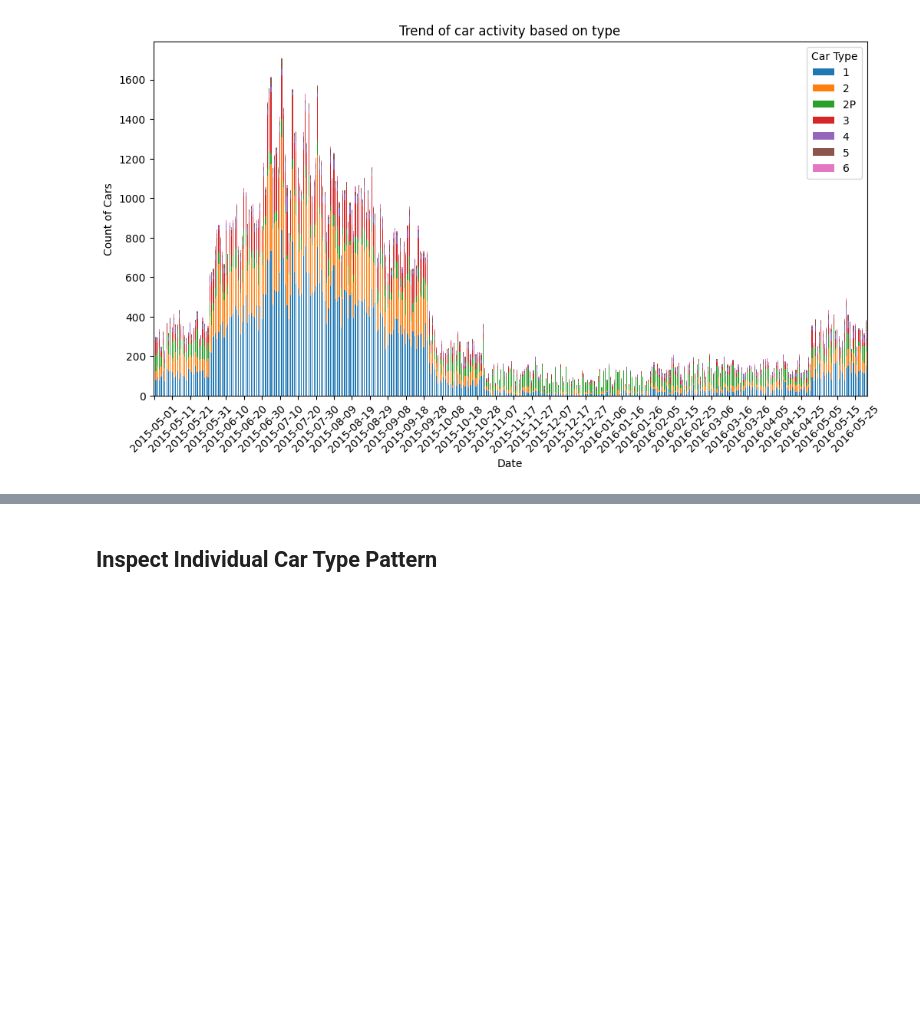
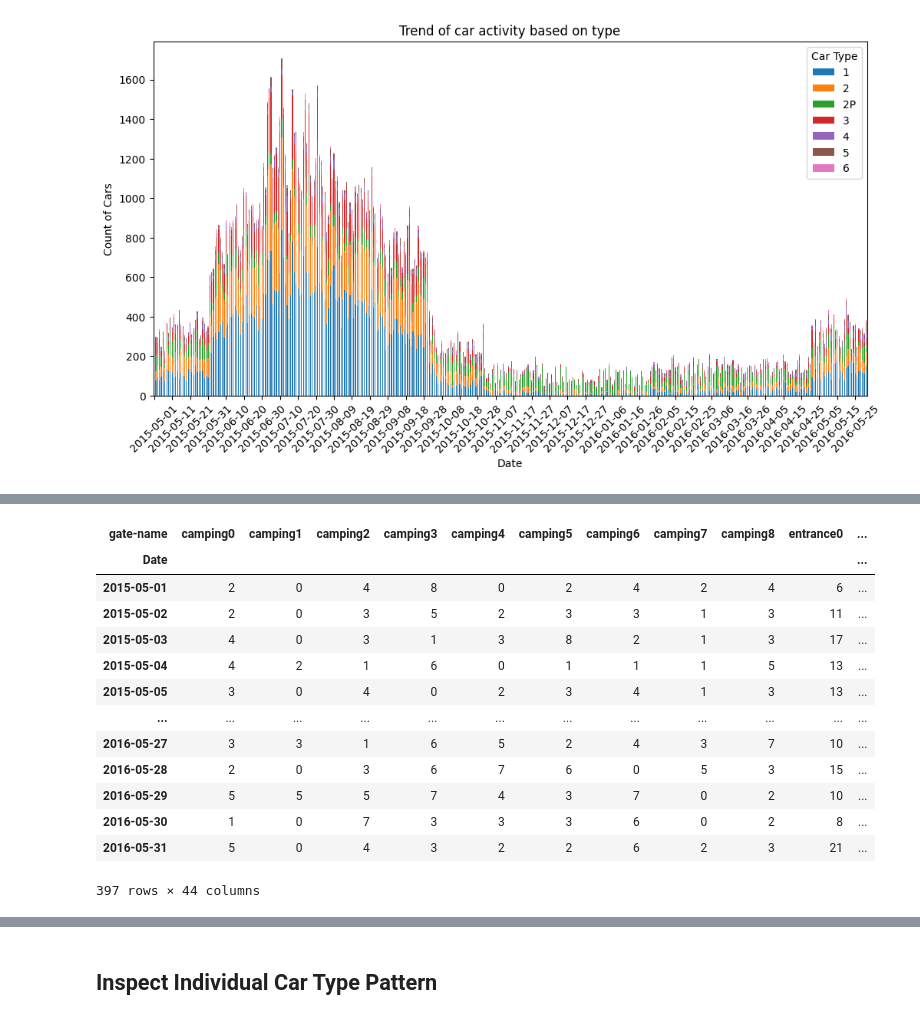
Before and after one commit to ssusnea/sds235-hw3, a Jupyter notebook: traffic_analysis.ipynb, the cells around one changed output, grey strips where cells are left out. Saved outputs shown, nothing was run; the diff lists cells and outputs as text; code cells hidden in the pictures; blank space fills up the shorter version.

```diff
--- a/traffic_analysis.ipynb
+++ b/traffic_analysis.ipynb
@@ -58,0 +93,22 @@ plt.show()
+# %%
+# Combine gates based on types
+stacked_data_gate['ranger-stop'] = stacked_data_gate.filter(like='ranger-stop').sum(axis=1)
+stacked_data_gate['entrance'] = stacked_data_gate.filter(like='entrance').sum(axis=1)
+stacked_data_gate['gate'] = stacked_data_gate.filter(like='gate').sum(axis=1)
+stacked_data_gate['camping'] = stacked_data_gate.filter(like='camping').sum(axis=1)
+stacked_data_gate
+# %% [output]
+| gate-name | camping0 | camping1 | camping2 | camping3 | camping4 | camping5 | camping6 | camping7 | camping8 | entrance0 | ... |
+| Date |  |  |  |  |  |  |  |  |  |  | ... |
+| 2015-05-01 | 2 | 0 | 4 | 8 | 0 | 2 | 4 | 2 | 4 | 6 | ... |
+| 2015-05-02 | 2 | 0 | 3 | 5 | 2 | 3 | 3 | 1 | 3 | 11 | ... |
+| 2015-05-03 | 4 | 0 | 3 | 1 | 3 | 8 | 2 | 1 | 3 | 17 | ... |
+| 2015-05-04 | 4 | 2 | 1 | 6 | 0 | 1 | 1 | 1 | 5 | 13 | ... |
+| 2015-05-05 | 3 | 0 | 4 | 0 | 2 | 3 | 4 | 1 | 3 | 13 | ... |
+| ... | ... | ... | ... | ... | ... | ... | ... | ... | ... | ... | ... |
+| 2016-05-27 | 3 | 3 | 1 | 6 | 5 | 2 | 4 | 3 | 7 | 10 | ... |
+| 2016-05-28 | 2 | 0 | 3 | 6 | 7 | 6 | 0 | 5 | 3 | 15 | ... |
+| 2016-05-29 | 5 | 5 | 5 | 7 | 4 | 3 | 7 | 0 | 2 | 10 | ... |
+| 2016-05-30 | 1 | 0 | 7 | 3 | 3 | 3 | 6 | 0 | 2 | 8 | ... |
+| 2016-05-31 | 5 | 0 | 4 | 3 | 2 | 2 | 6 | 2 | 3 | 21 | ... |
+397 rows × 44 columns
```
Also changed, not shown: parts of 9 cells of this notebook.
